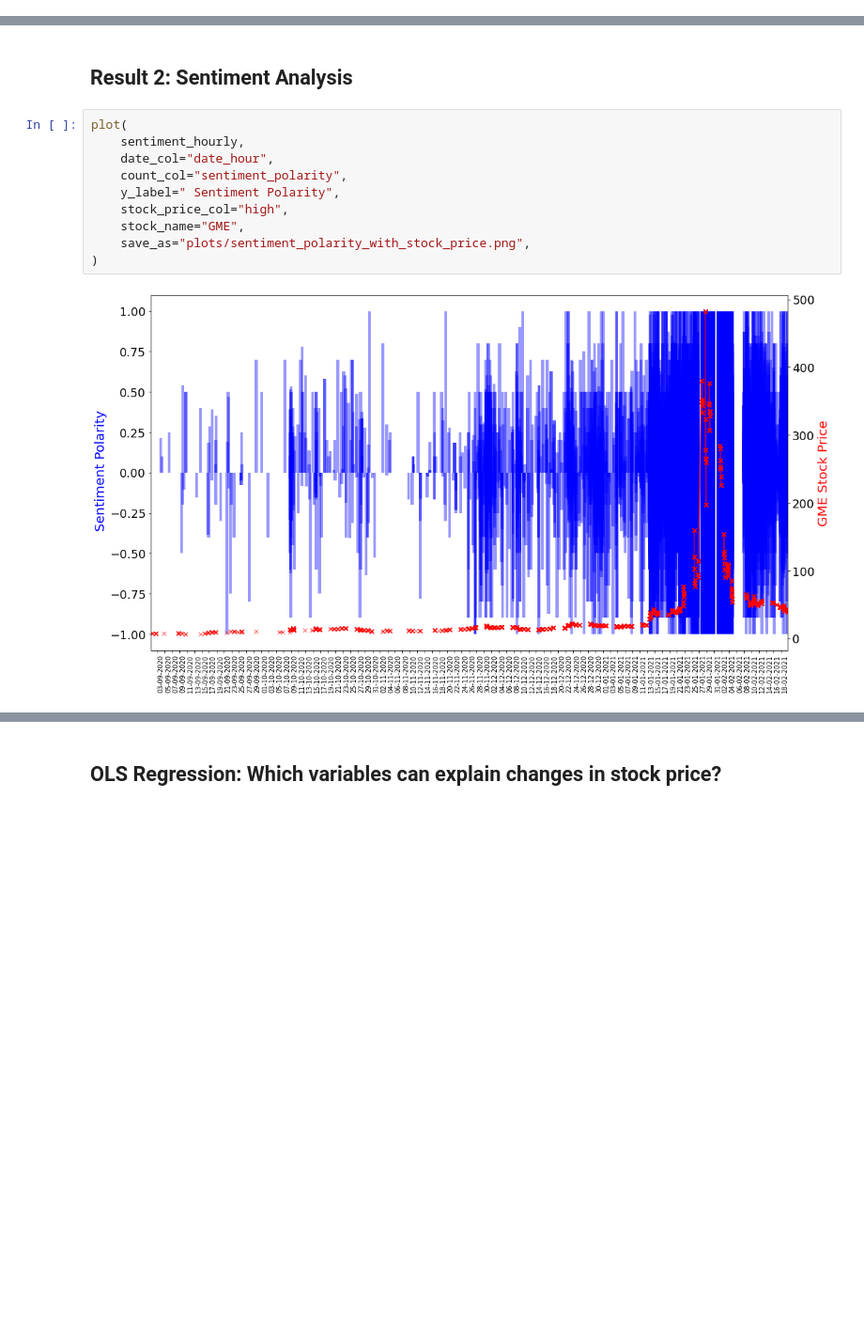
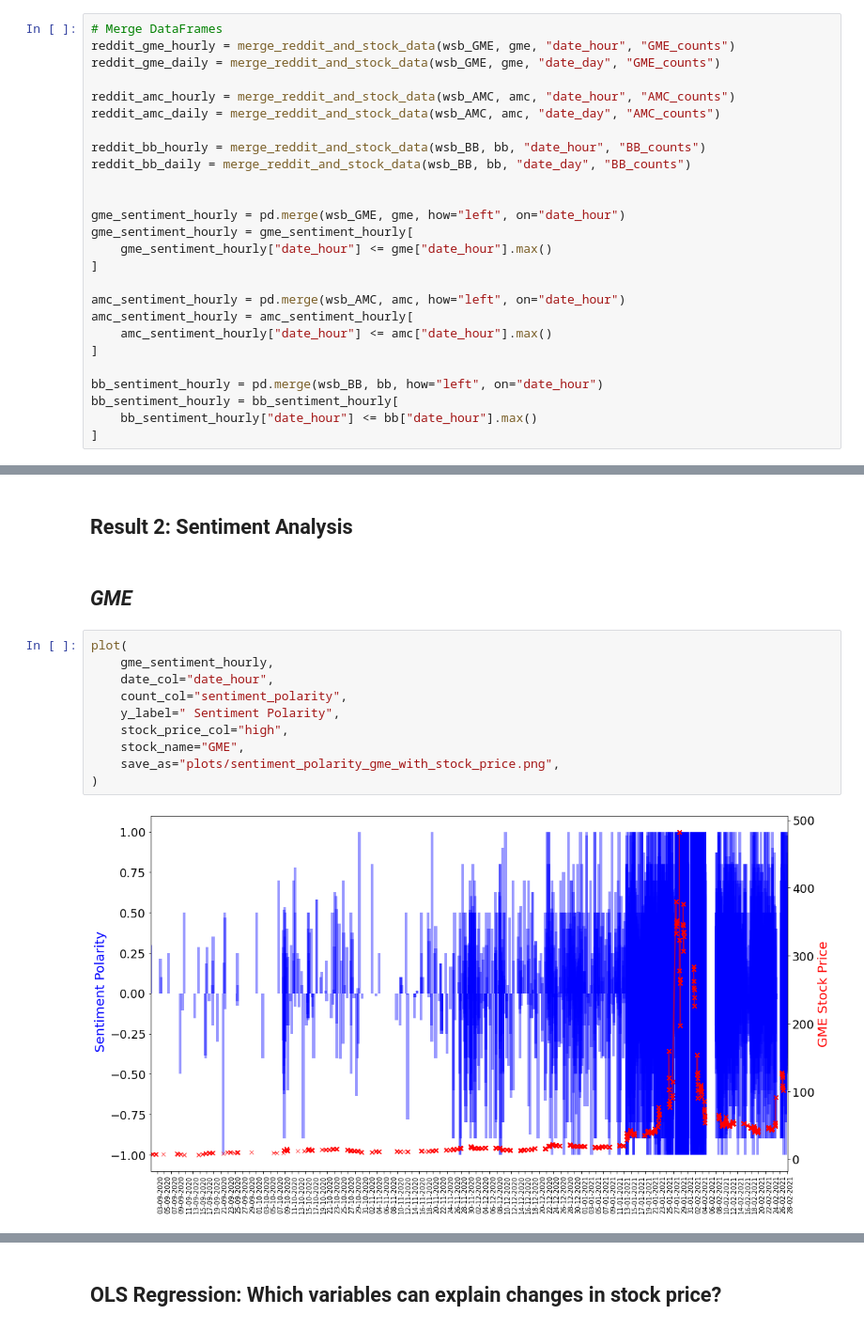
Before and after one commit to segsell/machine_learning_project, a Jupyter notebook: src/analysis_notebook.ipynb, the cells around one changed output, grey strips where cells are left out. Shown at 94% size. Cells and saved outputs as stored; diff of their text form; blank space fills up the shorter version.

Commit message:
Run correlations and sentiment analysis also for AMC and BlackBerry

```diff
--- a/src/analysis_notebook.ipynb
+++ b/src/analysis_notebook.ipynb
@@ -41 +53,27 @@ sentiment_hourly = sentiment_hourly[
+# %%
+# Merge DataFrames
+reddit_gme_hourly = merge_reddit_and_stock_data(wsb_GME, gme, "date_hour", "GME_counts")
+reddit_gme_daily = merge_reddit_and_stock_data(wsb_GME, gme, "date_day", "GME_counts")
+
+reddit_amc_hourly = merge_reddit_and_stock_data(wsb_AMC, amc, "date_hour", "AMC_counts")
+reddit_amc_daily = merge_reddit_and_stock_data(wsb_AMC, amc, "date_day", "AMC_counts")
+
+reddit_bb_hourly = merge_reddit_and_stock_data(wsb_BB, bb, "date_hour", "BB_counts")
+reddit_bb_daily = merge_reddit_and_stock_data(wsb_BB, bb, "date_day", "BB_counts")
+
+
+gme_sentiment_hourly = pd.merge(wsb_GME, gme, how="left", on="date_hour")
+gme_sentiment_hourly = gme_sentiment_hourly[
+    gme_sentiment_hourly["date_hour"] <= gme["date_hour"].max()
+]
+
+amc_sentiment_hourly = pd.merge(wsb_AMC, amc, how="left", on="date_hour")
+amc_sentiment_hourly = amc_sentiment_hourly[
+    amc_sentiment_hourly["date_hour"] <= amc["date_hour"].max()
+]
+
+bb_sentiment_hourly = pd.merge(wsb_BB, bb, how="left", on="date_hour")
+bb_sentiment_hourly = bb_sentiment_hourly[
+    bb_sentiment_hourly["date_hour"] <= bb["date_hour"].max()
+]
 # %% [markdown]
@@ -54,14 +120,16 @@ plot(
 # %% [markdown]
 ## Result 2: Sentiment Analysis
+# %% [markdown]
+## *GME*
 # %%
 plot(
-    sentiment_hourly,
+    gme_sentiment_hourly,
     date_col="date_hour",
     count_col="sentiment_polarity",
     y_label=" Sentiment Polarity",
     stock_price_col="high",
     stock_name="GME",
-    save_as="plots/sentiment_polarity_with_stock_price.png",
+    save_as="plots/sentiment_polarity_gme_with_stock_price.png",
 )
 # %% [output]
-[figure, old version]
+[figure, new version]
```
Also changed, not shown: parts of 24 cells of this notebook.
